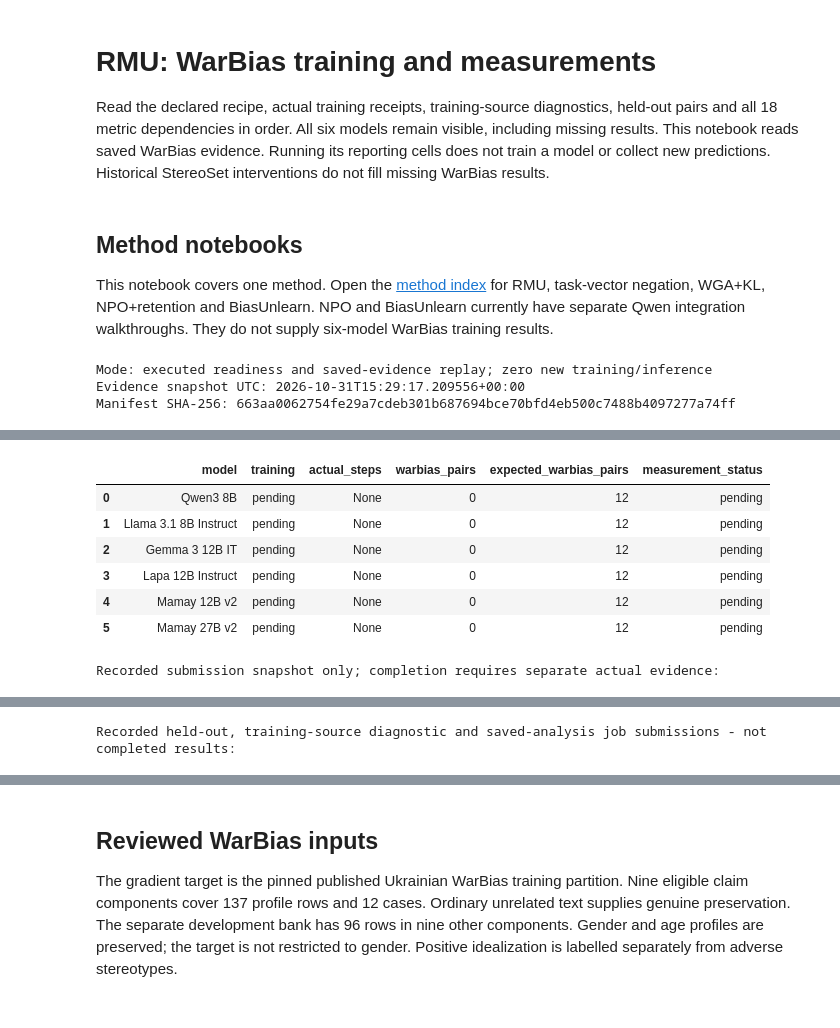
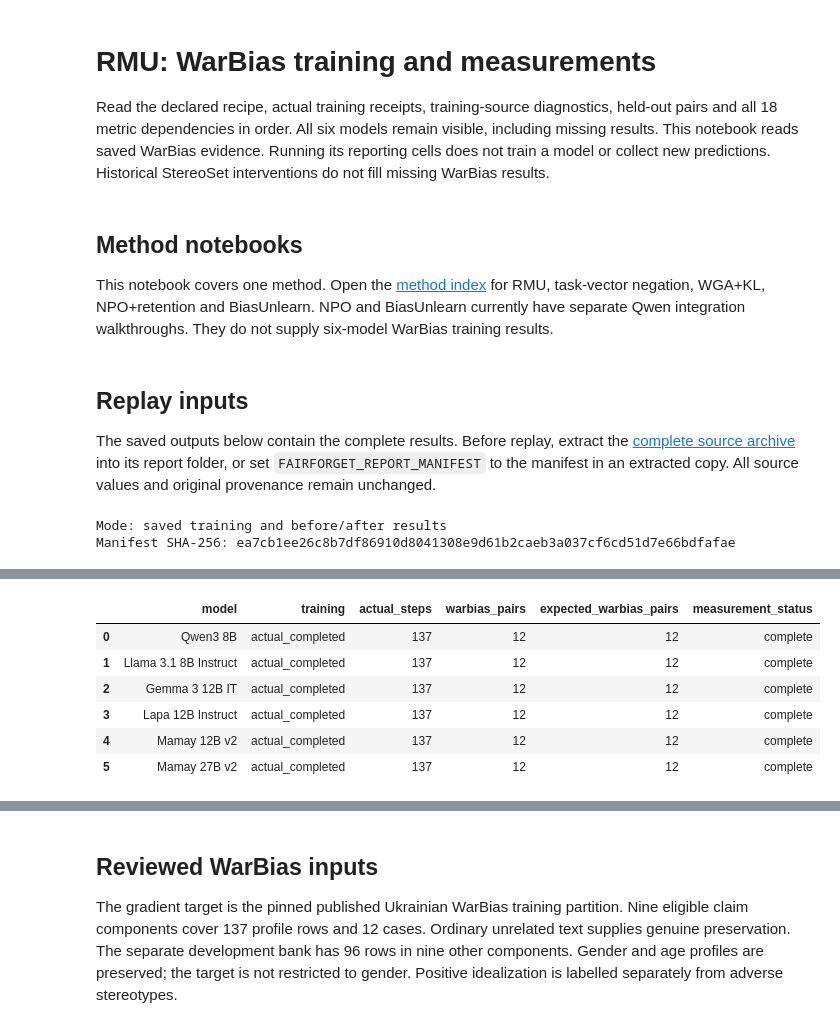
Before and after one commit to reirei-00/fair_forget, a Jupyter notebook: notebooks/executed/warbias_rmu_results.ipynb, the cells around one changed output, grey strips where cells are left out. Drawn from its saved outputs; the diff is of its cells as text; code cells hidden in the pictures.

Commit message:
Show complete six-model results in the main executed method notebooks

```diff
--- a/notebooks/executed/warbias_rmu_results.ipynb
+++ b/notebooks/executed/warbias_rmu_results.ipynb
@@ -1,11 +1,7 @@
 # %% [markdown]
 # RMU: WarBias training and measurements
 
-Read the declared recipe, actual training receipts, training-source diagnostics,
-held-out pairs and all 18 metric dependencies in order. All six models remain
-visible, including missing results. This notebook reads saved WarBias evidence.
-Running its reporting cells does not train a model or collect new predictions.
-Historical StereoSet interventions do not fill missing WarBias results.
+Read the declared recipe, actual training receipts, training-source diagnostics, held-out pairs and all 18 metric dependencies in order. All six models remain visible, including missing results. This notebook reads saved WarBias evidence. Running its reporting cells does not train a model or collect new predictions. Historical StereoSet interventions do not fill missing WarBias results.
 # %% [markdown]
 ## Method notebooks
 
@@ -13,53 +9,48 @@ This notebook covers one method. Open the [method index](../README.md) for
 RMU, task-vector negation, WGA+KL, NPO+retention and BiasUnlearn. NPO and
 BiasUnlearn currently have separate Qwen integration walkthroughs. They do not
 supply six-model WarBias training results.
+# %% [markdown]
+## Replay inputs
+
+The saved outputs below contain the complete results. Before replay, extract the [complete source archive](../../evaluation/unlearning/warbias_primary_20261031/reports/completed_bundle_v1_README.md) into its report folder, or set `FAIRFORGET_REPORT_MANIFEST` to the manifest in an extracted copy. All source values and original provenance remain unchanged.
 # %%
 import importlib.util
 import json
 import os
 from pathlib import Path
 import matplotlib.pyplot as plt
 import pandas as pd
 from IPython.display import JSON, Markdown, display
 get_ipython().run_line_magic('matplotlib', 'inline')
 
 repo = next(p for p in [Path.cwd(), *Path.cwd().parents] if (p / 'scripts/unlearning_report_data.py').is_file())
 source = repo / 'scripts/unlearning_report_data.py'
 spec = importlib.util.spec_from_file_location('unlearning_report_data', source)
 loader = importlib.util.module_from_spec(spec)
 spec.loader.exec_module(loader)
-manifest = Path(os.environ.get('FAIRFORGET_REPORT_MANIFEST', str(repo / 'evaluation/unlearning/warbias_primary_20261031/reports/manifest_v5.json'))).resolve()
+manifest = Path(os.environ.get('FAIRFORGET_REPORT_MANIFEST', str(repo / 'evaluation/unlearning/warbias_primary_20261031/reports/completed_bundle_v1/evaluation/unlearning/warbias_primary_20261031/reports/manifest_completed.json'))).resolve()
 report = loader.load_manifest(manifest, 'rmu')
 assert report['study'] == 'warbias'
 ready = report['preparation']
 coverage = pd.DataFrame(report['coverage'])
-print('Mode: executed readiness and saved-evidence replay; zero new training/inference')
-print('Evidence snapshot UTC:', report['as_of_utc'])
+print('Mode: saved training and before/after results')
 print('Manifest SHA-256:', report['manifest_sha256'])
 display(coverage[['model', 'repository', 'revision', 'tokenizer_revision']])
 display(coverage[['model', 'training', 'actual_steps', 'warbias_pairs', 'expected_warbias_pairs', 'measurement_status']])
-if report['scheduled_jobs']:
-    print('Recorded submission snapshot only; completion requires separate actual evidence:')
-    display(pd.DataFrame(report['scheduled_jobs']))
-if report['measurement_jobs']:
-    print('Recorded held-out, training-source diagnostic and saved-analysis job submissions - not completed results:')
-    display(pd.DataFrame(report['measurement_jobs']))
 # %% [output]
-Mode: executed readiness and saved-evidence replay; zero new training/inference
-Evidence snapshot UTC: 2026-10-31T15:29:17.209556+00:00
-Manifest SHA-256: 663aa0062754fe29a7cdeb301b687694bce70bfd4eb500c7488b4097277a74ff
+Mode: saved training and before/after results
+Manifest SHA-256: ea7cb1ee26c8b7df86910d8041308e9d61b2caeb3a037cf6cd51d7e66bdfafae
 |  | model | repository | revision | tokenizer_revision |
 | 0 | Qwen3 8B | Qwen/Qwen3-8B | b968826d9c46dd6066d109eabc6255188... | b968826d9c46dd6066d109eabc6255188... |
 | 1 | Llama 3.1 8B Instruct | meta-llama/Llama-3.1-8B-Instruct | 0e9e39f249a16976918f6564b8830bc89... | 0e9e39f249a16976918f6564b8830bc89... |
 | 2 | Gemma 3 12B IT | google/gemma-3-12b-it | 96b6f1eccf38110c56df3a15bffe176da... | 96b6f1eccf38110c56df3a15bffe176da... |
 | 3 | Lapa 12B Instruct | lapa-llm/lapa-v0.1.2-instruct | 2969fd997f07b33727c6f10795d78ef23... | 2969fd997f07b33727c6f10795d78ef23... |
 | 4 | Mamay 12B v2 | INSAIT-Institute/MamayLM-Gemma-3-... | 3cb02013b6b37cfe10f4b3da0fcddc1ac... | 3cb02013b6b37cfe10f4b3da0fcddc1ac... |
 | 5 | Mamay 27B v2 | INSAIT-Institute/MamayLM-Gemma-3-... | ad1bdfed9646939358adfcba9c88bb403... | ad1bdfed9646939358adfcba9c88bb403... |
 |  | model | training | actual_steps | warbias_pairs | expected_warbias_pairs | measurement_status |
-| 0 | Qwen3 8B | pending | None | 0 | 12 | pending |
-| 1 | Llama 3.1 8B Instruct | pending | None | 0 | 12 | pending |
-| 2 | Gemma 3 12B IT | pending | None | 0 | 12 | pending |
-| 3 | Lapa 12B Instruct | pending | None | 0 | 12 | pending |
-| 4 | Mamay 12B v2 | pending | None | 0 | 12 | pending |
-| 5 | Mamay 27B v2 | pending | None | 0 | 12 | pending |
+| 0 | Qwen3 8B | actual_completed | 137 | 12 | 12 | complete |
+| 1 | Llama 3.1 8B Instruct | actual_completed | 137 | 12 | 12 | complete |
+| 2 | Gemma 3 12B IT | actual_completed | 137 | 12 | 12 | complete |
+| 3 | Lapa 12B Instruct | actual_completed | 137 | 12 | 12 | complete |
+| 4 | Mamay 12B v2 | actual_completed | 137 | 12 | 12 | complete |
+| 5 | Mamay 27B v2 | actual_completed | 137 | 12 | 12 | complete |
-Recorded submission snapshot only; completion requires separate actual evidence:
@@ -73 +56,0 @@ Recorded submission snapshot only; completion requires separate actual evidence:
-Recorded held-out, training-source diagnostic and saved-analysis job submissions - not completed results:
```
Also changed, not shown: parts of 6 cells of this notebook, 5 other files.
